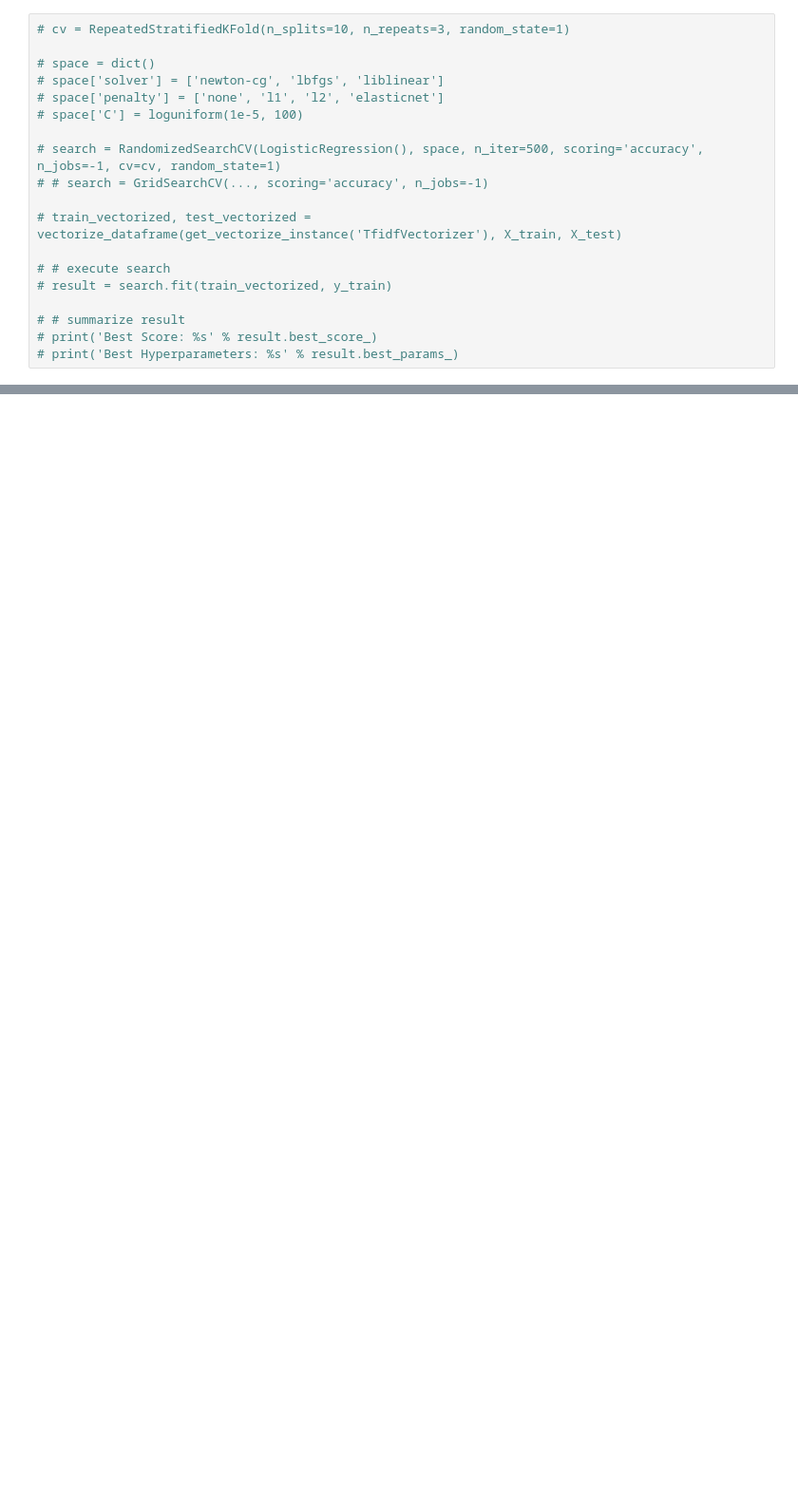
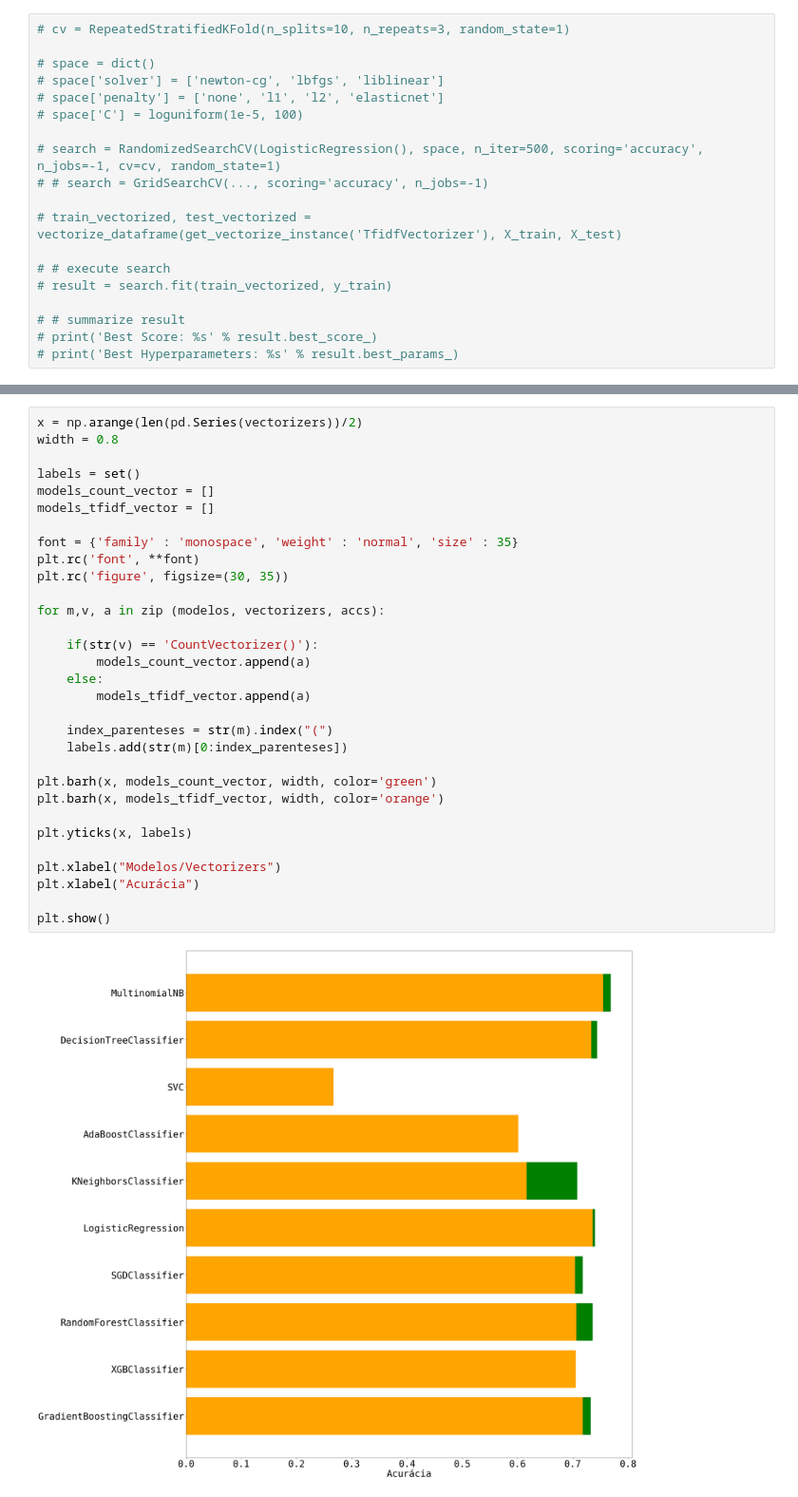
Before and after one commit to willsantospereira/tcc_nlp, a Jupyter notebook: notebook/Analise_Emocao.ipynb, the cells around one changed output, grey strips where cells are left out. Shown at 95% size. Saved outputs shown, nothing was run; the diff lists cells and outputs as text; blank space fills up the shorter version.

```diff
--- a/notebook/Analise_Emocao.ipynb
+++ b/notebook/Analise_Emocao.ipynb
@@ -585,0 +613,33 @@ plot_all_confusion_matrix(modelos, vectorizers, y_test_under, y_predictions)
+# %%
+x = np.arange(len(pd.Series(vectorizers))/2)
+width = 0.8
+
+labels = set()
+models_count_vector = []
+models_tfidf_vector = []
+
+font = {'family' : 'monospace', 'weight' : 'normal', 'size' : 35}
+plt.rc('font', **font)
+plt.rc('figure', figsize=(30, 35))
+
+for m,v, a in zip (modelos, vectorizers, accs):
+
+    if(str(v) == 'CountVectorizer()'):
+        models_count_vector.append(a)
+    else:
+        models_tfidf_vector.append(a)
+
+    index_parenteses = str(m).index("(")
+    labels.add(str(m)[0:index_parenteses])
+
+plt.barh(x, models_count_vector, width, color='green')
+plt.barh(x, models_tfidf_vector, width, color='orange')
+
+plt.yticks(x, labels)
+
+plt.xlabel("Modelos/Vectorizers")
+plt.xlabel("Acurácia")
+
+plt.show()
+# %% [output]
+[figure, added]
```
Also changed, not shown: parts of 7 cells of this notebook.
